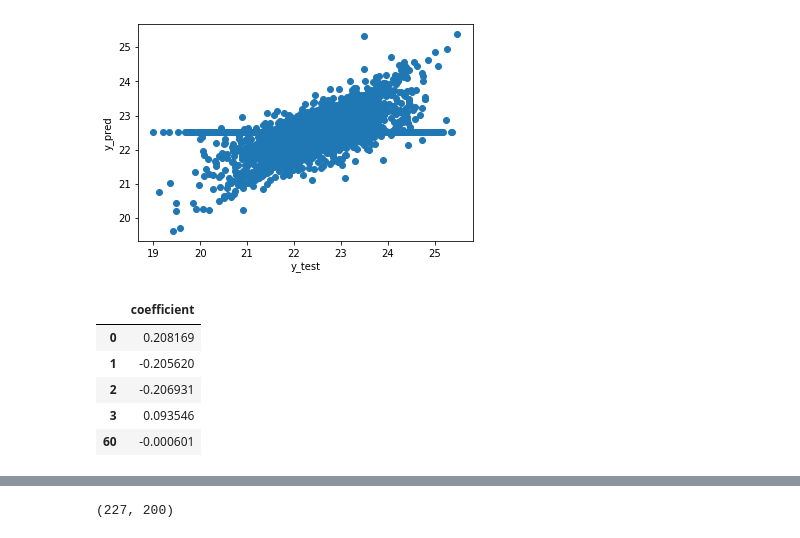
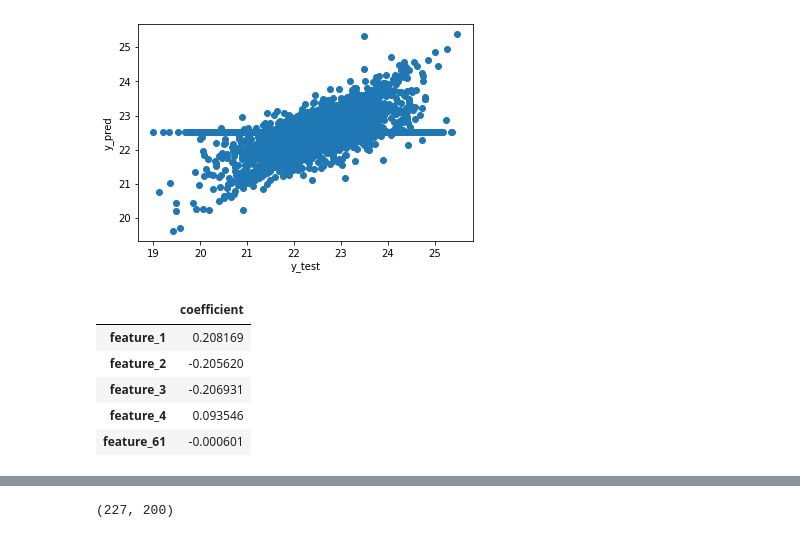
Before and after one commit to stephenleo/HVM-SPC, a Jupyter notebook: modeling.ipynb, the cells around one changed output, grey strips where cells are left out. Cells and saved outputs as stored; diff of their text form; code cells hidden in the pictures.

```diff
--- a/modeling.ipynb
+++ b/modeling.ipynb
@@ -167,12 +184,12 @@ R2: 0.1936
 [figure]
 # %%
 # Find out which features Lasso uses to build the model
-coef = pd.DataFrame(final_pipeline.named_steps['lasso'].coef_, columns=['coefficient'])
+coef = pd.DataFrame(final_pipeline.named_steps['lasso'].coef_, columns=['coefficient'], index=X_train.columns)
 coef[coef['coefficient'] != 0]
 # %% [output]
 |  | coefficient |
-| 0 | 0.208169 |
-| 1 | -0.205620 |
-| 2 | -0.206931 |
-| 3 | 0.093546 |
-| 60 | -0.000601 |
+| feature_1 | 0.208169 |
+| feature_2 | -0.205620 |
+| feature_3 | -0.206931 |
+| feature_4 | 0.093546 |
+| feature_61 | -0.000601 |
```
Also changed, not shown: parts of 12 cells of this notebook, 1 other file.
